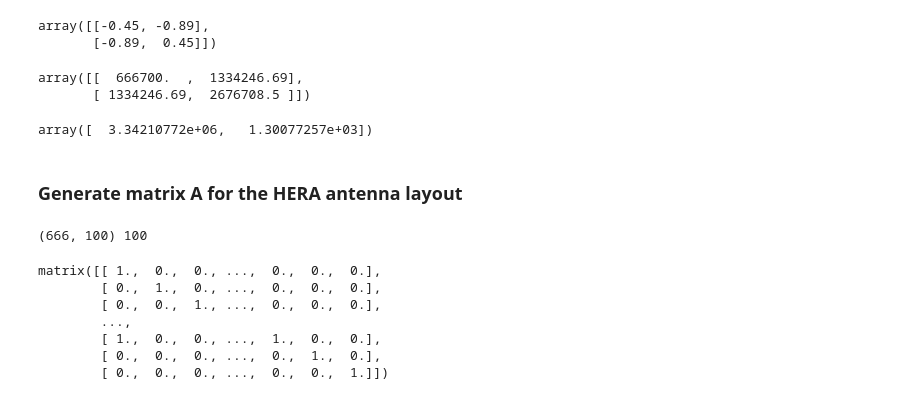
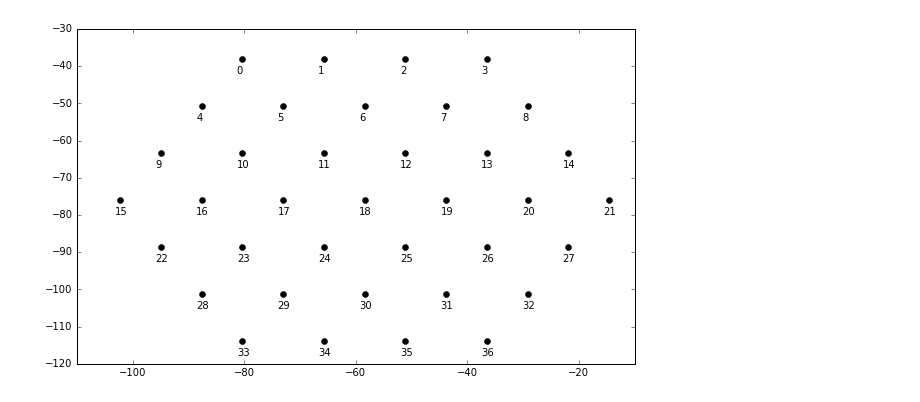
Before and after one commit to dgorthi/Notes, a Jupyter notebook: Inverse Noise Weighting.ipynb, the cells around one changed output. Saved outputs shown, nothing was run; the diff lists cells and outputs as text; code cells hidden in the pictures.

```diff
--- a/Inverse Noise Weighting.ipynb
+++ b/Inverse Noise Weighting.ipynb
@@ -32,5 +34,5 @@ Some properties of the noise matrix:
 # %%
-%matplotlib notebook
+%matplotlib inline
 import numpy as np
 import matplotlib.pyplot as plt
-from matplotlib.widgets import Slider
+plt.rcParams['figure.figsize'] = (10, 6)
@@ -115,19 +39,3 @@ plt.show()
-# %%
-np.round(U,decimals=2)
-# %% [output]
-array([[-0.45, -0.89],
-       [-0.89,  0.45]])
-# %%
-np.round(M,decimals=2)
-# %% [output]
-array([[  666700.  ,  1334246.69],
-       [ 1334246.69,  2676708.5 ]])
-# %%
-s
-# %% [output]
-array([  3.34210772e+06,   1.30077257e+03])
-# %% [markdown]
-### Generate matrix A for the HERA antenna layout
 # %%
 import hera_cal
 
@@ -140,6 +48,16 @@ for k,v in zip(idxs,ants):
     antpos[k] = v
 
 redbls = hera_cal.redcal.get_pos_reds(antpos)
+# %%
+#Check out the layout
+def plot_ants(antpos):
+    for k,v in antpos.items():
+        plt.plot(v[0],v[1],'ko')
+        plt.annotate('%d'%k,xy=(v[0],v[1]),xytext=(v[0]-1,v[1]-4))
+plt.figure(4)
+plot_ants(antpos)
+# %% [output]
+[figure, added]
 # %%
 def genA(redbls):
     # number of measurements = total number of baselines
@@ -161,17 +79,3 @@ def genA(redbls):
     return np.matrix(A)
 # %%
 A = genA(redbls)
-# %%
-print A.shape, Nants+len(redbls)
-# %% [output]
-(666, 100) 100
-# %%
-np.real(A)
-# %% [output]
-matrix([[ 1.,  0.,  0., ...,  0.,  0.,  0.],
-        [ 0.,  1.,  0., ...,  0.,  0.,  0.],
-        [ 0.,  0.,  1., ...,  0.,  0.,  0.],
-        ...,
-        [ 1.,  0.,  0., ...,  1.,  0.,  0.],
-        [ 0.,  0.,  0., ...,  0.,  1.,  0.],
-        [ 0.,  0.,  0., ...,  0.,  0.,  1.]])
```
Also changed, not shown: parts of 43 cells of this notebook, 3 other files.
